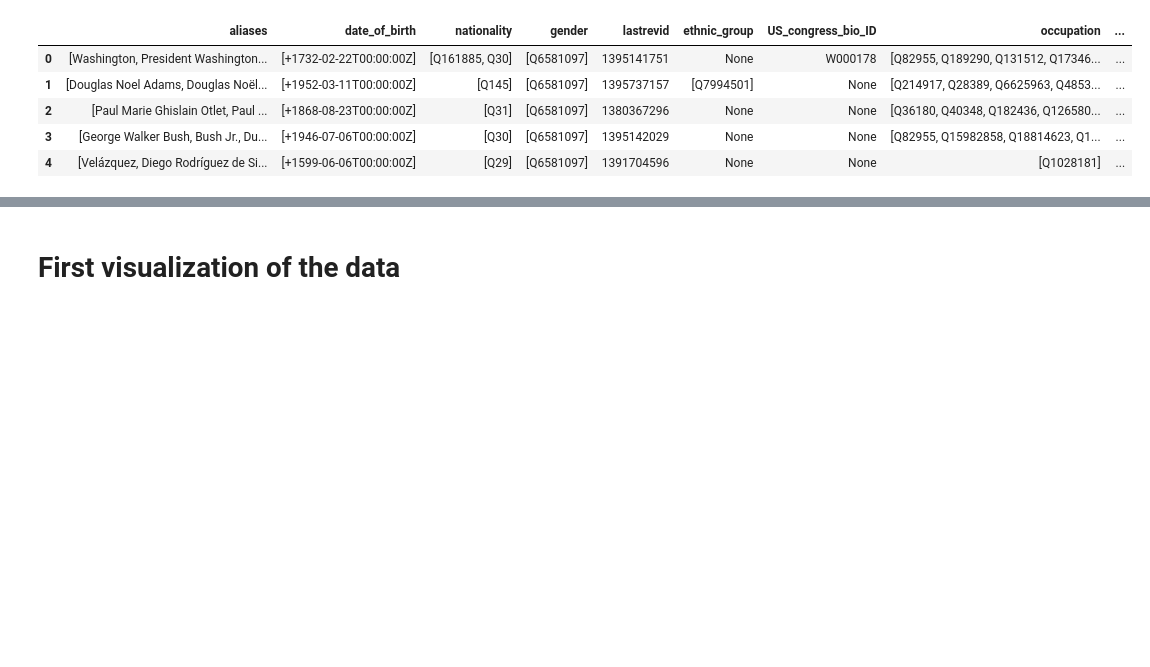
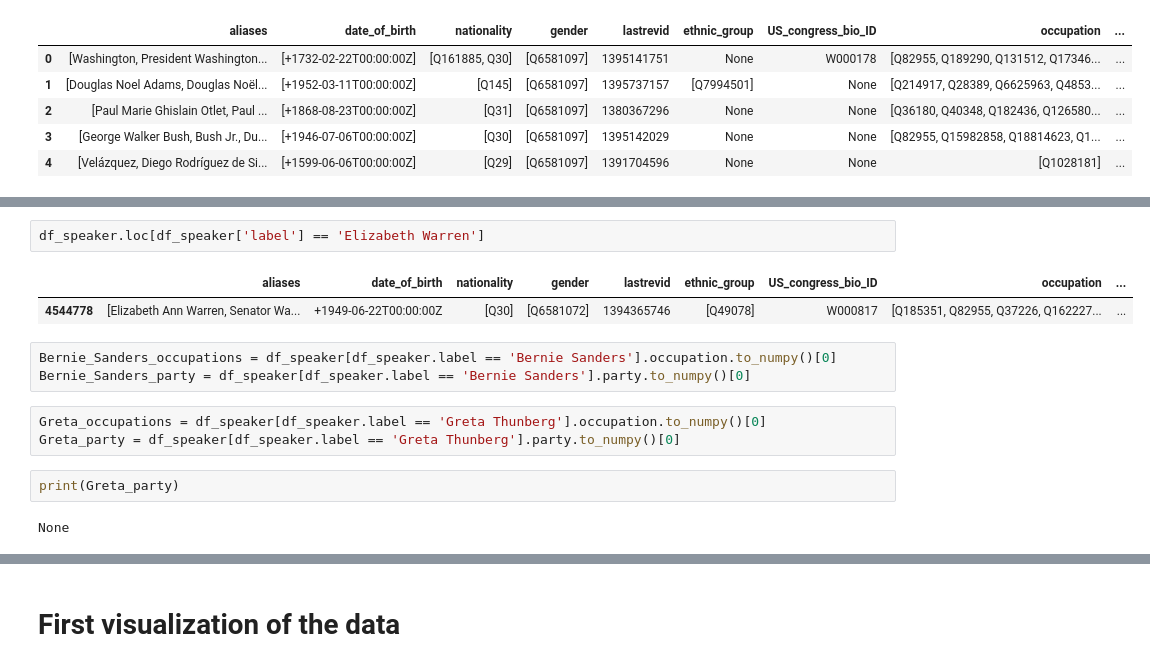
Before and after one commit to epfl-ada/ada-2021-project-ada-venturers, a Jupyter notebook: milestone2.ipynb, the cells around one changed output, grey strips where cells are left out. Cells and saved outputs as stored; diff of their text form; blank space fills up the shorter version.

```diff
--- a/milestone2.ipynb
+++ b/milestone2.ipynb
@@ -210,0 +340,15 @@ df_QID.loc[df_QID.index.intersection(Bernie_Sanders_party)]
+# %%
+df_speaker.loc[df_speaker['label'] == 'Elizabeth Warren']
+# %% [output]
+|  | aliases | date_of_birth | nationality | gender | lastrevid | ethnic_group | US_congress_bio_ID | occupation | ... |
+| 4544778 | [Elizabeth Ann Warren, Senator Wa... | +1949-06-22T00:00:00Z | [Q30] | [Q6581072] | 1394365746 | [Q49078] | W000817 | [Q185351, Q82955, Q37226, Q162227... | ... |
+# %%
+Bernie_Sanders_occupations = df_speaker[df_speaker.label == 'Bernie Sanders'].occupation.to_numpy()[0]
+Bernie_Sanders_party = df_speaker[df_speaker.label == 'Bernie Sanders'].party.to_numpy()[0]
+# %%
+Greta_occupations = df_speaker[df_speaker.label == 'Greta Thunberg'].occupation.to_numpy()[0]
+Greta_party = df_speaker[df_speaker.label == 'Greta Thunberg'].party.to_numpy()[0]
+# %%
+print(Greta_party)
+# %% [output]
+None
```
Also changed, not shown: parts of 56 cells of this notebook.
